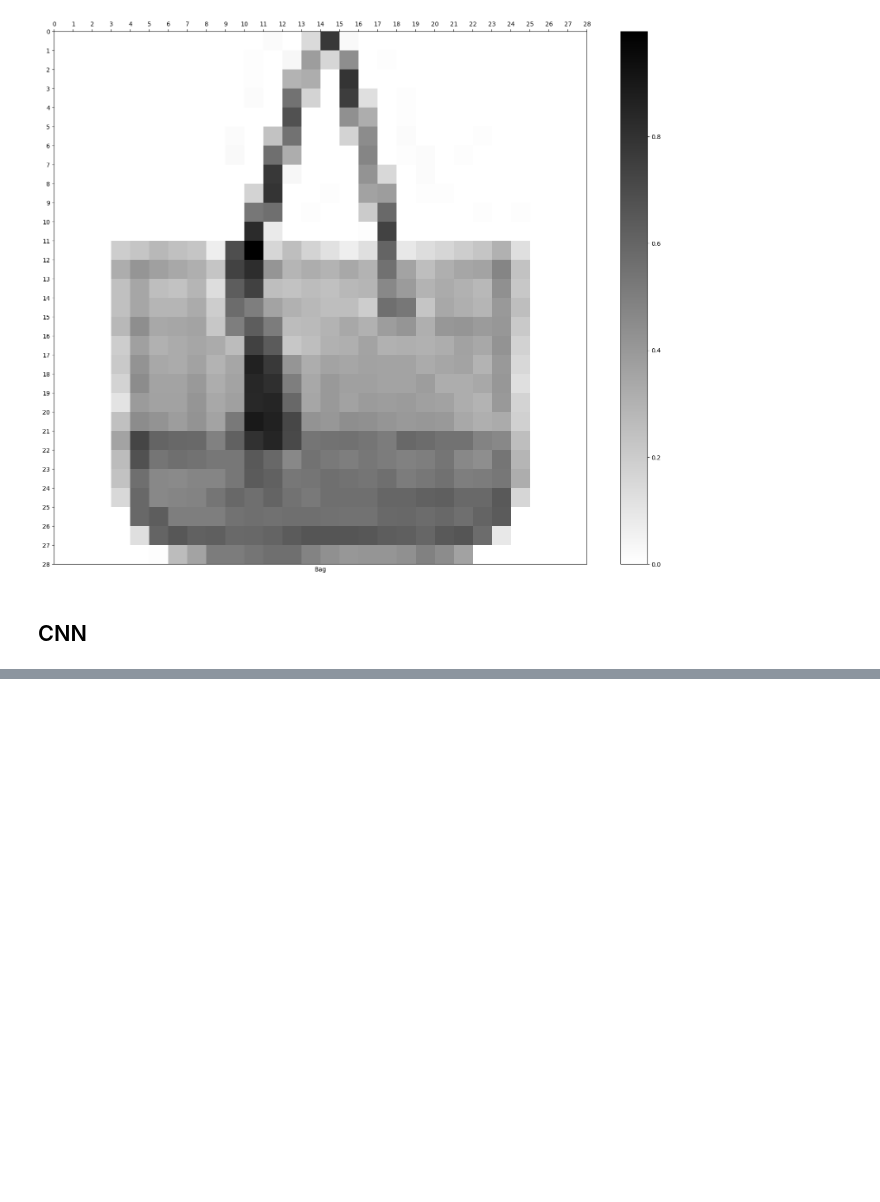
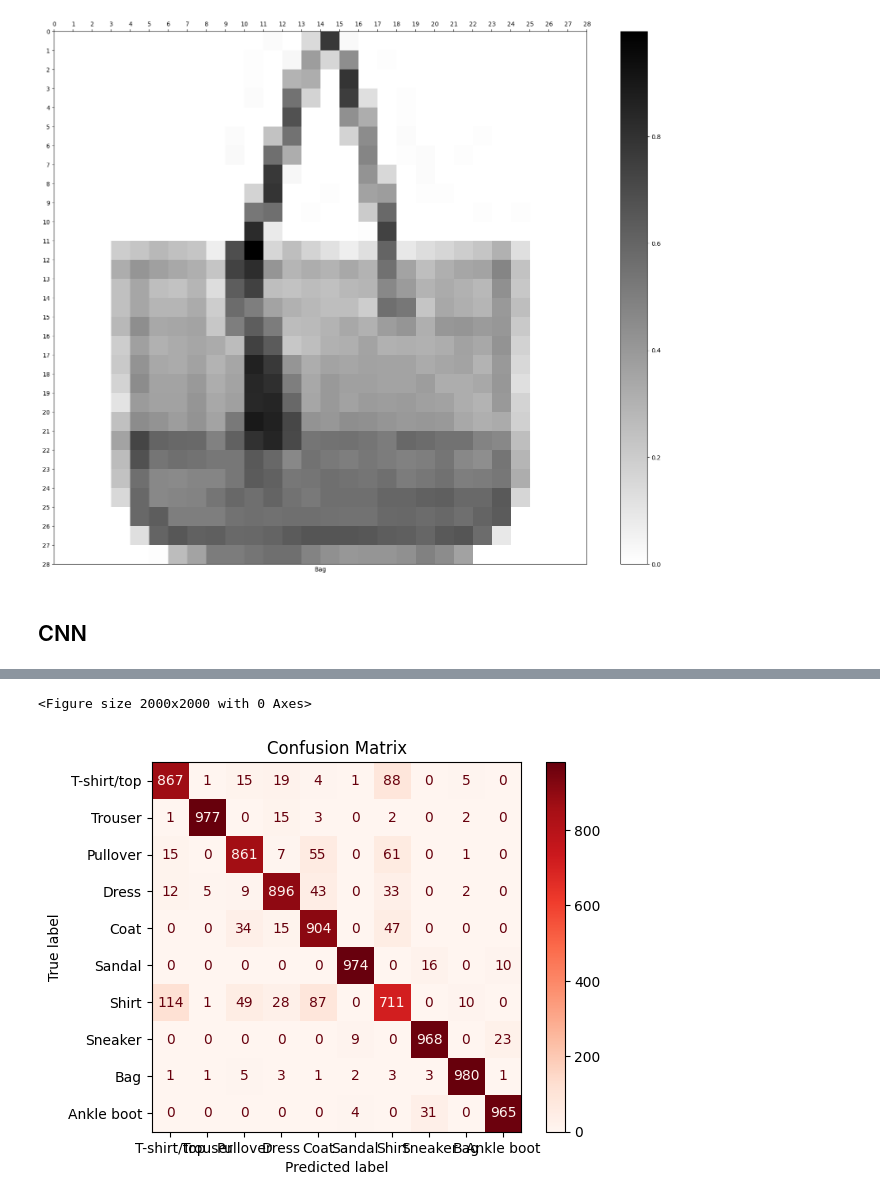
Before and after one commit to tiriltk/FYSSTK4155, a Jupyter notebook: Project3/project3code.ipynb, the cells around one changed output, grey strips where cells are left out. Drawn from its saved outputs; the diff is of its cells as text; code cells hidden in the pictures; blank space fills up the shorter version.

```diff
--- a/Project3/project3code.ipynb
+++ b/Project3/project3code.ipynb
@@ -220,5 +204,7 @@ plt.show()
 # %%
 from sklearn.metrics import confusion_matrix, ConfusionMatrixDisplay
+
+model.evaluate(X_test, y_test)
 
 # Predict the classes
 y_pred = model.predict(X_test)
@@ -234,3 +220,4 @@ plt.figure(figsize=(20, 20))
 disp.plot(cmap=plt.cm.Reds, values_format='d')
 plt.title("Confusion Matrix")
 plt.show()
+# %% [output]
@@ -236,0 +226,2 @@ plt.show()
+<Figure size 2000x2000 with 0 Axes>
+[figure, added]
```
Also changed, not shown: parts of 5 cells of this notebook.
